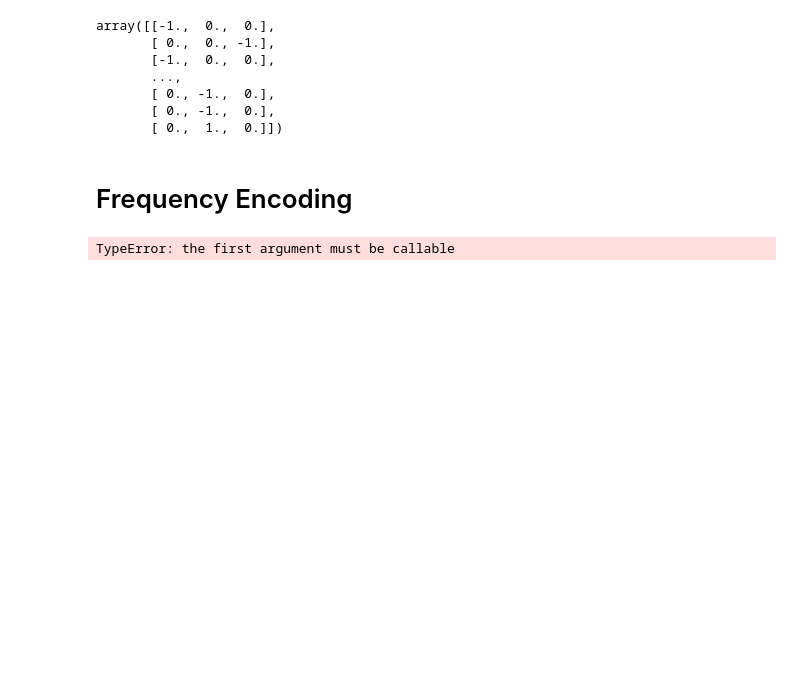
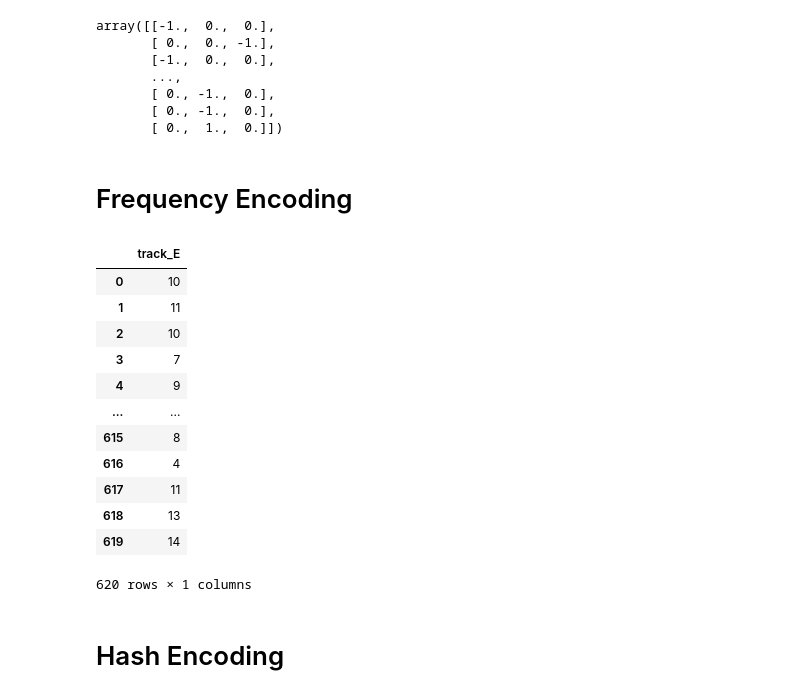
Before and after one commit to miny-genie/RTC-mariokart-8-AI, a Jupyter notebook: model/4_Categorical Data Encoding.ipynb, the cells around one changed output. Saved outputs shown, nothing was run; the diff lists cells and outputs as text; code cells hidden in the pictures; blank space fills up the shorter version.

```diff
--- a/model/4_Categorical Data Encoding.ipynb
+++ b/model/4_Categorical Data Encoding.ipynb
@@ -335,7 +395,20 @@ array([[-1.,  0.,  0.],
 # %% [markdown]
 # Frequency Encoding
 # %%
-frequency_encoding = track_E.value_counts()
-track_E_encoded = track_E.map(frequency_encoding)
+frequency_encoding = df_track_E['track_E'].value_counts()
+encoded = df_track_E['track_E'].map(frequency_encoding)
+pd.DataFrame(encoded)
 # %% [output]
+|  | track_E |
+| 0 | 10 |
+| 1 | 11 |
+| 2 | 10 |
+| 3 | 7 |
+| 4 | 9 |
+| ... | ... |
+| 615 | 8 |
+| 616 | 4 |
+| 617 | 11 |
+| 618 | 13 |
+| 619 | 14 |
-TypeError: the first argument must be callable
+620 rows × 1 columns
@@ -341,0 +420,2 @@ TypeError: the first argument must be callable
+# %% [markdown]
+# Hash Encoding
```
Also changed, not shown: parts of 22 cells of this notebook, 8 other files.
